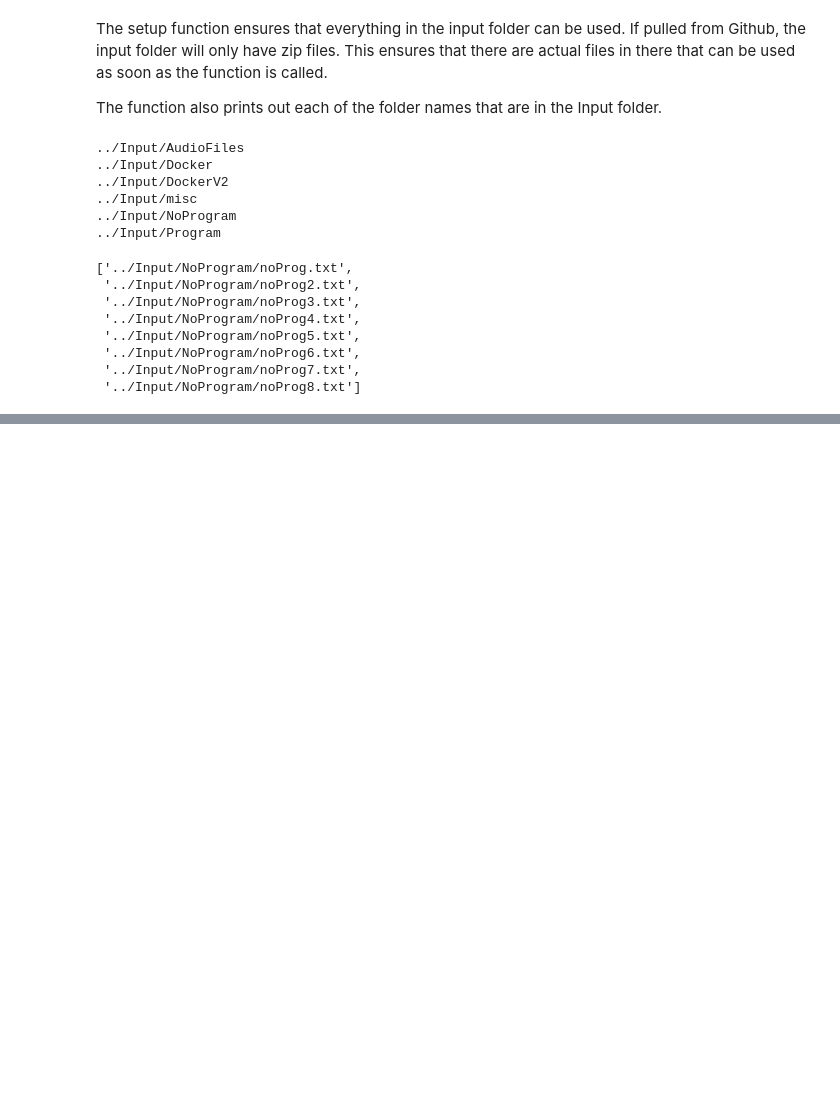
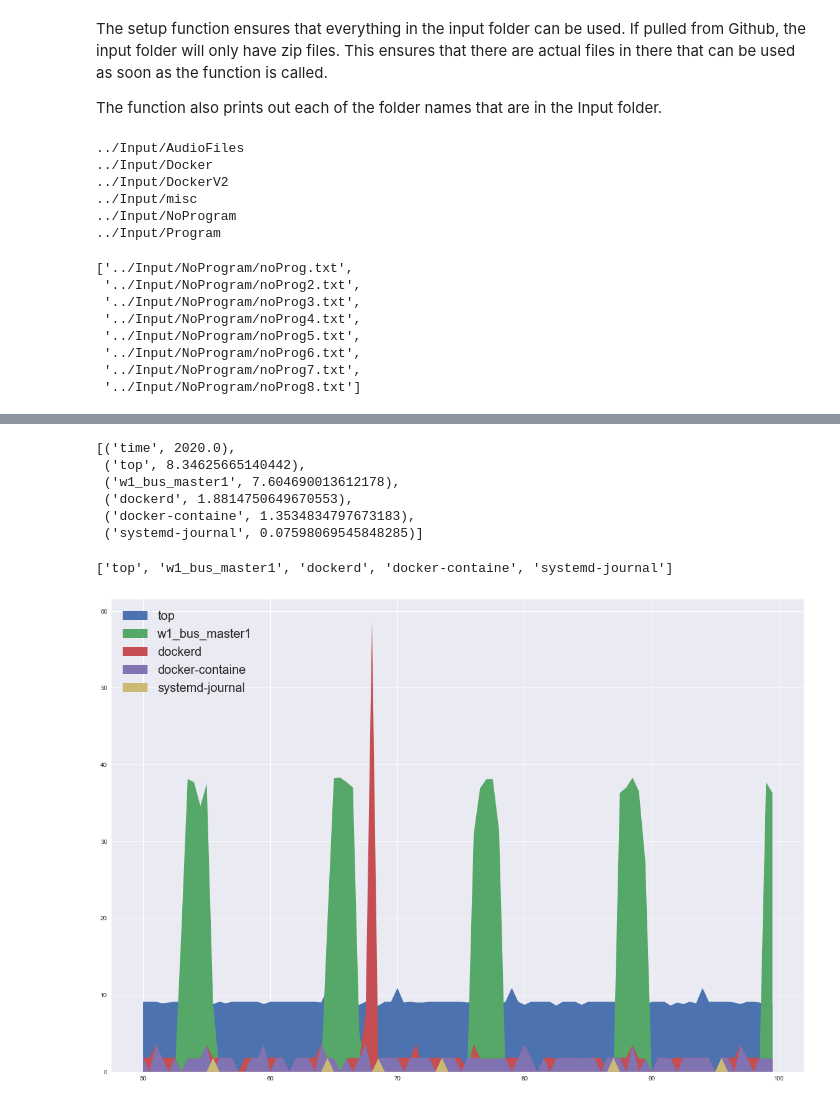
Before and after one commit to ThibaultHuyet/data_parsing, a Jupyter notebook: Notebooks/Raspberry-Pi-Performance.ipynb, the cells around one changed output, grey strips where cells are left out. Saved outputs shown, nothing was run; the diff lists cells and outputs as text; code cells hidden in the pictures; blank space fills up the shorter version.

Commit message:
Started adding stackplots of the data

```diff
--- a/Notebooks/Raspberry-Pi-Performance.ipynb
+++ b/Notebooks/Raspberry-Pi-Performance.ipynb
@@ -53,0 +80,10 @@ To change this limit, set the config variable
+# %%
+def generate_means(dataframe):
+    for col in dataframe:
+        yield col, dataframe[col].mean()
+# %%
+means = []
+for x in generate_means(dataframes[0].cpu):
+    means.append(x)
+
+means
@@ -53,0 +108,34 @@ To change this limit, set the config variable
+# %%
+means.sort(key = lambda tup: tup[1], reverse = True)
+means[:6]
+# %% [output]
+[('time', 2020.0),
+ ('top', 8.34625665140442),
+ ('w1_bus_master1', 7.604690013612178),
+ ('dockerd', 1.8814750649670553),
+ ('docker-containe', 1.3534834797673183),
+ ('systemd-journal', 0.07598069545848285)]
+# %%
+to_plot = []
+for x in means[:6]:
+    if x[0] == 'time':
+        pass
+    else:
+        to_plot.append(x[0])
+
+to_plot
+# %% [output]
+['top', 'w1_bus_master1', 'dockerd', 'docker-containe', 'systemd-journal']
+# %%
+plt.figure(figsize = (20, 14))
+
+plt.stackplot(dataframes[0].cpu['time'][100:200], dataframes[0].cpu[to_plot[0]][100:200])
+plt.stackplot(dataframes[0].cpu['time'][100:200], dataframes[0].cpu[to_plot[1]][100:200])
+plt.stackplot(dataframes[0].cpu['time'][100:200], dataframes[0].cpu[to_plot[2]][100:200])
+plt.stackplot(dataframes[0].cpu['time'][100:200], dataframes[0].cpu[to_plot[3]][100:200])
+plt.stackplot(dataframes[0].cpu['time'][100:200], dataframes[0].cpu[to_plot[4]][100:200])
+
+plt.legend(loc = 2, labels = to_plot, prop = {'size':20})
+plt.show()
+# %% [output]
+[figure, added]
```
Also changed, not shown: parts of 7 cells of this notebook.
